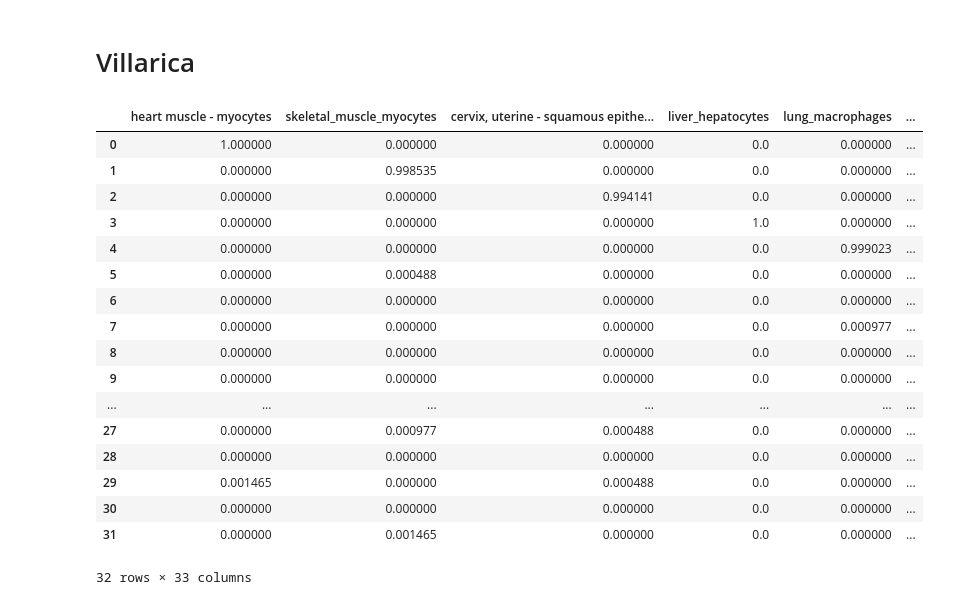
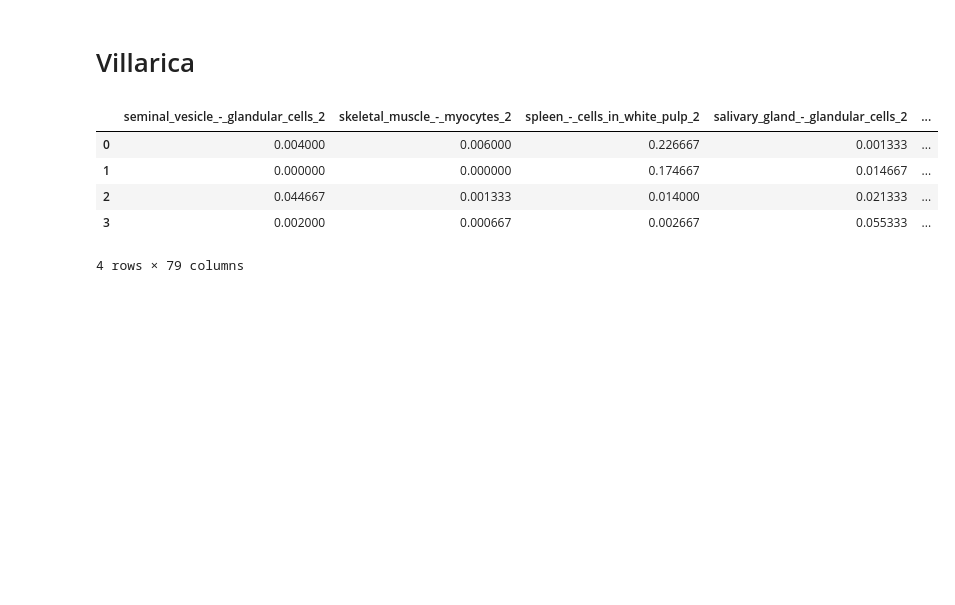
Before and after one commit to cjmerzbacher/met2vec, a Jupyter notebook: plot/_gmm_classifier.ipynb, the cells around one changed output. Drawn from its saved outputs; the diff is of its cells as text; code cells hidden in the pictures; blank space fills up the shorter version.

```diff
--- a/plot/_gmm_classifier.ipynb
+++ b/plot/_gmm_classifier.ipynb
@@ -24,27 +37,15 @@ plt.yticks(list(range(len(data))), data['test_label'])
 # %%
 
 
-df_hc_agren = pd.read_csv('..\\data\\plot_data\\villarica\\gmm\\gmm_emb64_inner_hc_hc.csv')
+df_hc_agren = pd.read_csv('..\\data\\plot_data\\villarica\\agren_hc\\gmm_emb64_inner_agren_liverp.csv')
 df_hc_agren
 # %% [output]
-|  | heart muscle - myocytes | skeletal_muscle_myocytes | cervix, uterine - squamous epithe... | liver_hepatocytes | lung_macrophages | ... |
-| 0 | 1.000000 | 0.000000 | 0.000000 | 0.0 | 0.000000 | ... |
-| 1 | 0.000000 | 0.998535 | 0.000000 | 0.0 | 0.000000 | ... |
-| 2 | 0.000000 | 0.000000 | 0.994141 | 0.0 | 0.000000 | ... |
-| 3 | 0.000000 | 0.000000 | 0.000000 | 1.0 | 0.000000 | ... |
-| 4 | 0.000000 | 0.000000 | 0.000000 | 0.0 | 0.999023 | ... |
-| 5 | 0.000000 | 0.000488 | 0.000000 | 0.0 | 0.000000 | ... |
-| 6 | 0.000000 | 0.000000 | 0.000000 | 0.0 | 0.000000 | ... |
-| 7 | 0.000000 | 0.000000 | 0.000000 | 0.0 | 0.000977 | ... |
-| 8 | 0.000000 | 0.000000 | 0.000000 | 0.0 | 0.000000 | ... |
-| 9 | 0.000000 | 0.000000 | 0.000000 | 0.0 | 0.000000 | ... |
-| ... | ... | ... | ... | ... | ... | ... |
-| 27 | 0.000000 | 0.000977 | 0.000488 | 0.0 | 0.000000 | ... |
-| 28 | 0.000000 | 0.000000 | 0.000000 | 0.0 | 0.000000 | ... |
-| 29 | 0.001465 | 0.000000 | 0.000488 | 0.0 | 0.000000 | ... |
-| 30 | 0.000000 | 0.000000 | 0.000000 | 0.0 | 0.000000 | ... |
-| 31 | 0.000000 | 0.001465 | 0.000000 | 0.0 | 0.000000 | ... |
+|  | seminal_vesicle_-_glandular_cells_2 | skeletal_muscle_-_myocytes_2 | spleen_-_cells_in_white_pulp_2 | salivary_gland_-_glandular_cells_2 | ... |
+| 0 | 0.004000 | 0.006000 | 0.226667 | 0.001333 | ... |
+| 1 | 0.000000 | 0.000000 | 0.174667 | 0.014667 | ... |
+| 2 | 0.044667 | 0.001333 | 0.014000 | 0.021333 | ... |
+| 3 | 0.002000 | 0.000667 | 0.002667 | 0.055333 | ... |
-32 rows × 33 columns
+4 rows × 79 columns
 # %%
 df_hc_agren_unl = df_hc_agren.drop(columns='test_label')
 # %%
```
Also changed, not shown: parts of 3 cells of this notebook, 3 other files.
